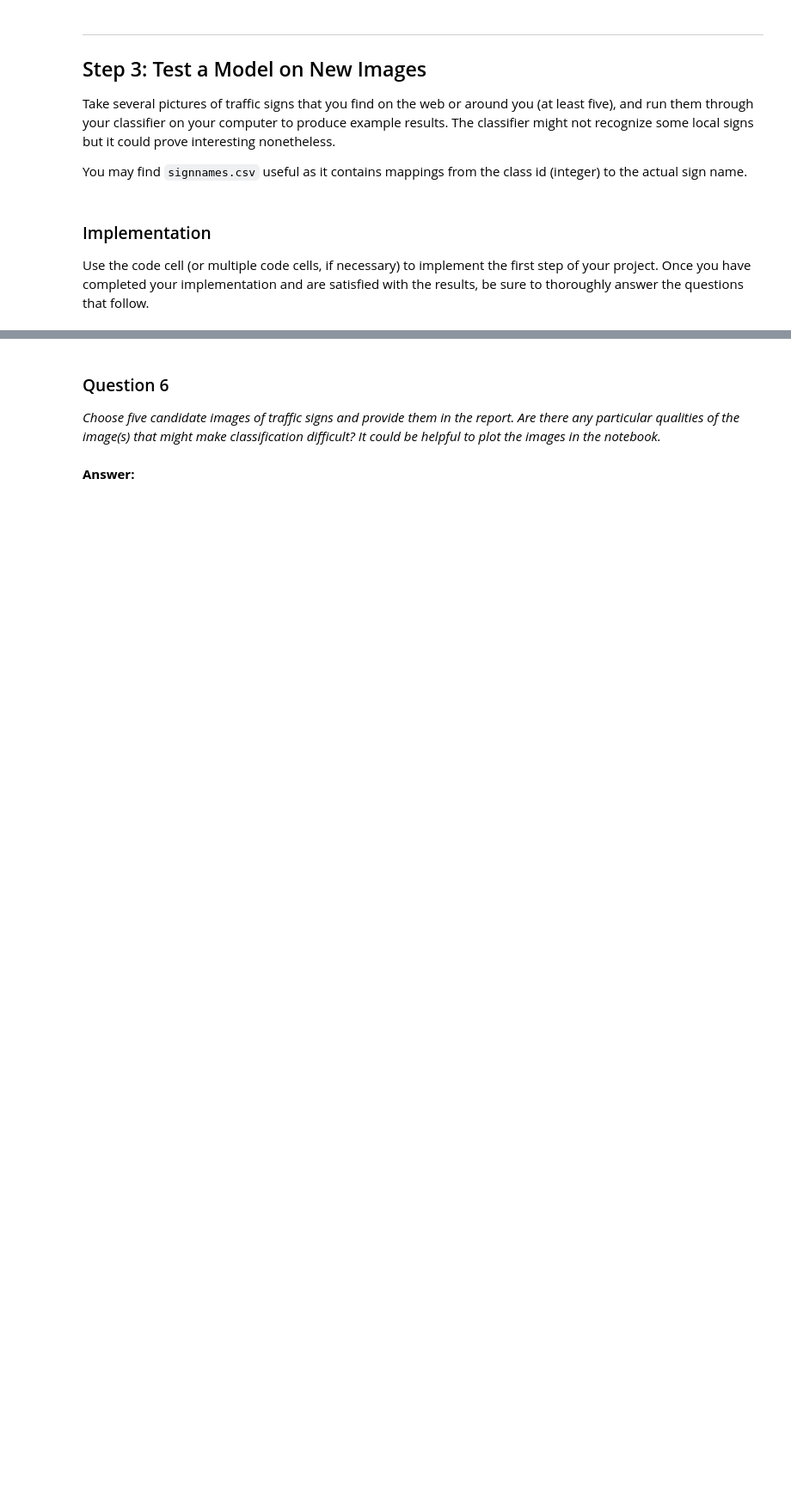
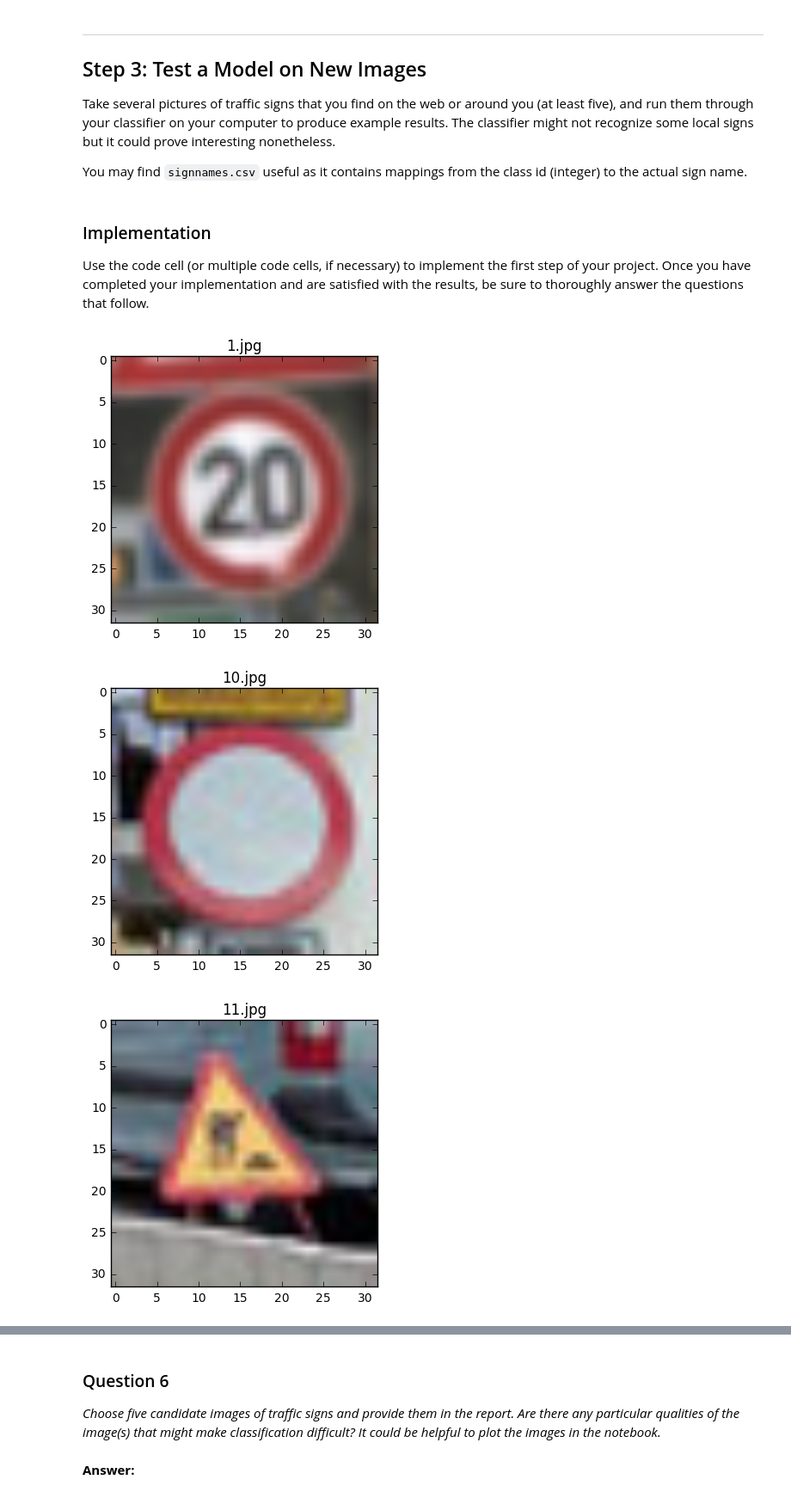
Before and after one commit to shawpan/CarND-Traffic-Signs, a Jupyter notebook: Traffic_Signs_Recognition.ipynb, the cells around one changed output, grey strips where cells are left out. Shown at 86% size. Cells and saved outputs as stored; diff of their text form; code cells hidden in the pictures; blank space fills up the shorter version.

```diff
--- a/Traffic_Signs_Recognition.ipynb
+++ b/Traffic_Signs_Recognition.ipynb
@@ -527,0 +557,21 @@ Use the code cell (or multiple code cells, if necessary) to implement the first
+# %%
+### Load the images and plot them here.
+### Feel free to use as many code cells as needed.
+import os
+import matplotlib.image as mpimg
+
+dir = "extra/"
+files = [file for file in os.listdir(dir) if file.endswith('.jpg')]
+extra_x = np.empty((0,32,32,3))
+images = []
+for image_path in files :
+    image = mpimg.imread(dir + image_path)
+    images = [images, image]
+    extra_x = np.append(extra_x, np.array([image]), axis=0)
+    plt.title(image_path)
+    plt.imshow(image)
+    plt.show()
+# %% [output]
+[figure, added]
+[figure, added]
+[figure, added]
```
Also changed, not shown: parts of 13 cells of this notebook.
